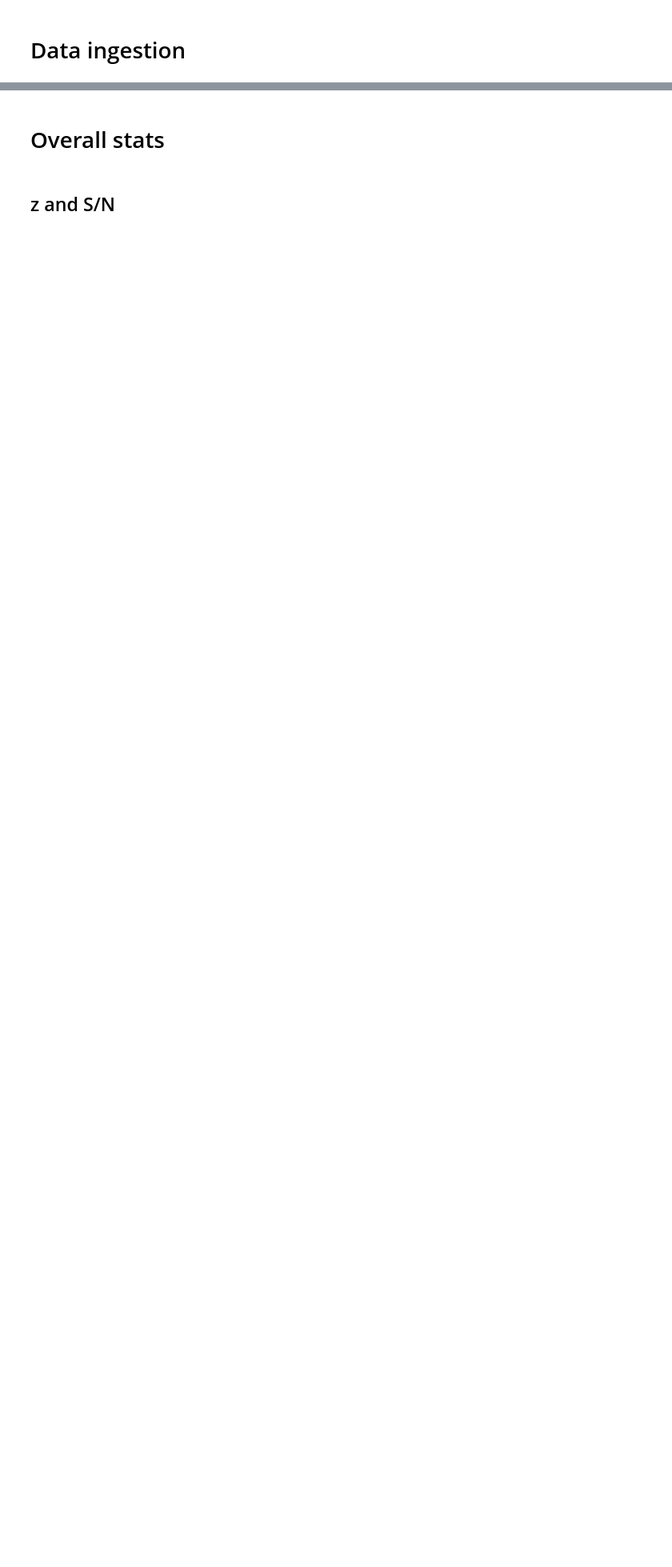
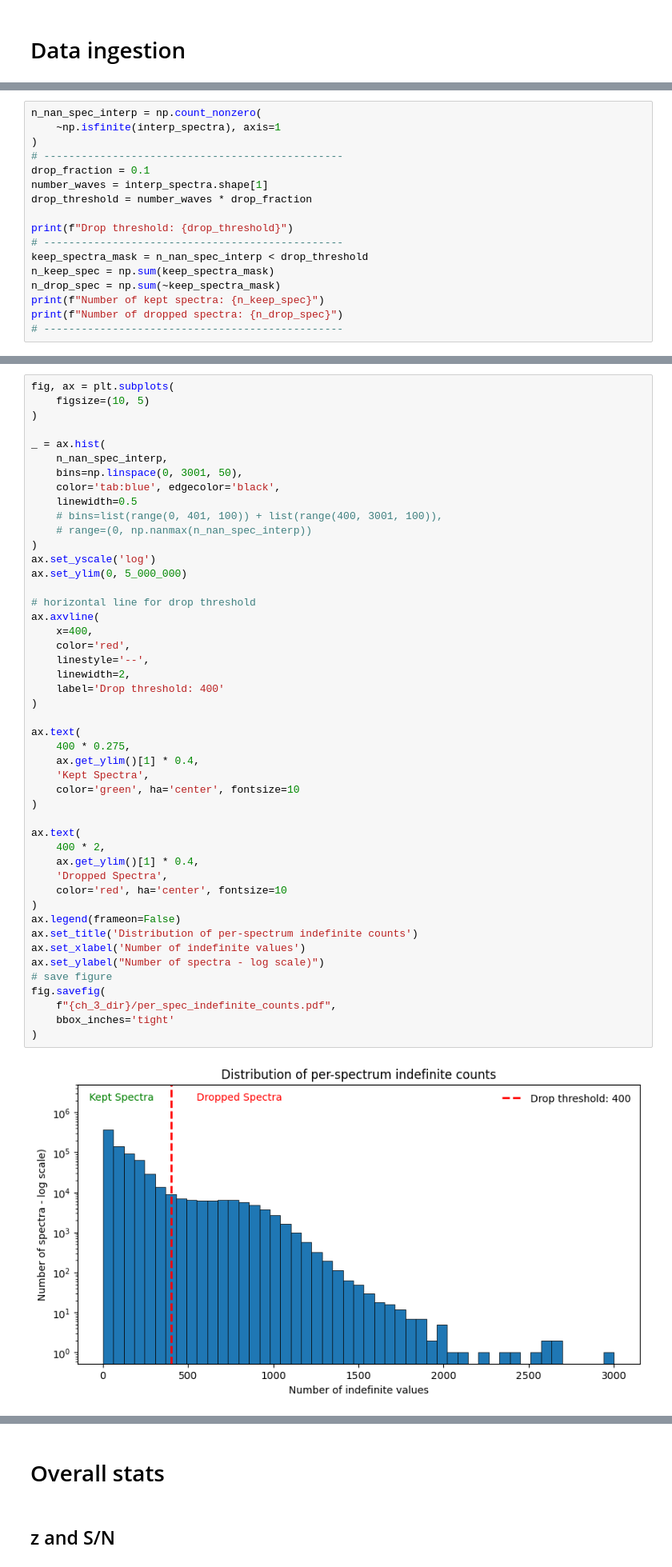
Before and after one commit to ed-ortizm/sdss, a Jupyter notebook: data_prep_illustrations/01_data_stats.ipynb, the cells around one changed output, grey strips where cells are left out. Shown: that part at 80% size. Saved outputs shown, nothing was run; the diff lists cells and outputs as text; blank space fills up the shorter version.

Commit message:
feature: create histograms for inputing stage of data processing

```diff
--- a/data_prep_illustrations/01_data_stats.ipynb
+++ b/data_prep_illustrations/01_data_stats.ipynb
@@ -46,0 +69,17 @@ Index(['mjd', 'plate', 'fiberid', 'run2d', 'ra', 'dec', 'z', 'zErr',
+# %%
+n_nan_spec_interp = np.count_nonzero(
+    ~np.isfinite(interp_spectra), axis=1
+)
+# ------------------------------------------------
+drop_fraction = 0.1
+number_waves = interp_spectra.shape[1]
+drop_threshold = number_waves * drop_fraction
+
+print(f"Drop threshold: {drop_threshold}")
+# ------------------------------------------------
+keep_spectra_mask = n_nan_spec_interp < drop_threshold
+n_keep_spec = np.sum(keep_spectra_mask)
+n_drop_spec = np.sum(~keep_spectra_mask)
+print(f"Number of kept spectra: {n_keep_spec}")
+print(f"Number of dropped spectra: {n_drop_spec}")
+# ------------------------------------------------
@@ -46,0 +94,49 @@ Index(['mjd', 'plate', 'fiberid', 'run2d', 'ra', 'dec', 'z', 'zErr',
+# %%
+fig, ax = plt.subplots(
+    figsize=(10, 5)
+)
+
+_ = ax.hist(
+    n_nan_spec_interp,
+    bins=np.linspace(0, 3001, 50),
+    color='tab:blue', edgecolor='black',
+    linewidth=0.5
+    # bins=list(range(0, 401, 100)) + list(range(400, 3001, 100)),
+    # range=(0, np.nanmax(n_nan_spec_interp))
+)
+ax.set_yscale('log')
+ax.set_ylim(0, 5_000_000)
+
+# horizontal line for drop threshold
+ax.axvline(
+    x=400,
+    color='red',
+    linestyle='--',
+    linewidth=2,
+    label='Drop threshold: 400'
+)
+
+ax.text(
+    400 * 0.275,
+    ax.get_ylim()[1] * 0.4,
+    'Kept Spectra',
+    color='green', ha='center', fontsize=10
+)
+
+ax.text(
+    400 * 2,
+    ax.get_ylim()[1] * 0.4,
+    'Dropped Spectra',
+    color='red', ha='center', fontsize=10
+)
+ax.legend(frameon=False)
+ax.set_title('Distribution of per-spectrum indefinite counts')
+ax.set_xlabel('Number of indefinite values')
+ax.set_ylabel("Number of spectra - log scale)")
+# save figure
+fig.savefig(
+    f"{ch_3_dir}/per_spec_indefinite_counts.pdf",
+    bbox_inches='tight'
+)
+# %% [output]
+[figure, added]
```
Also changed, not shown: parts of 12 cells of this notebook.
